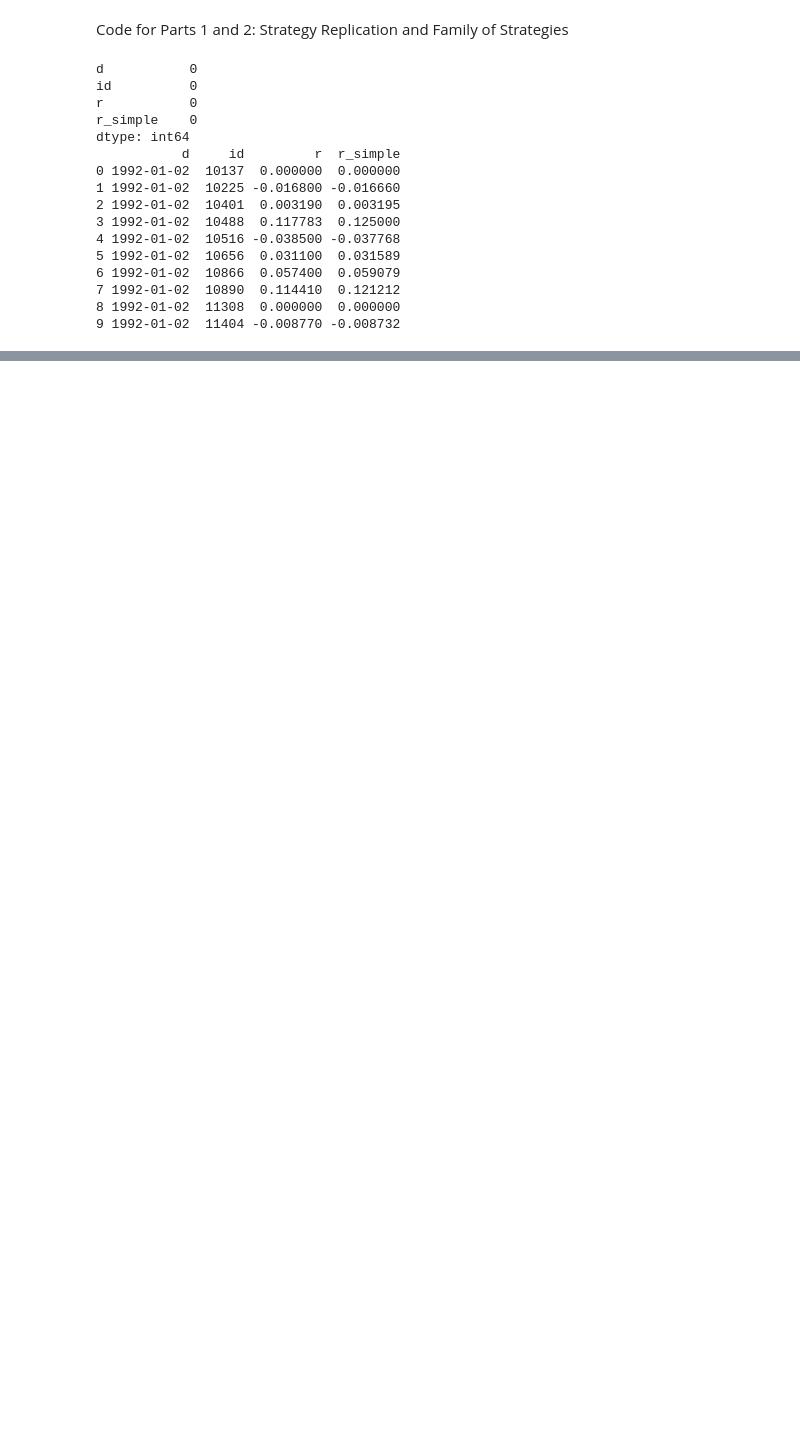
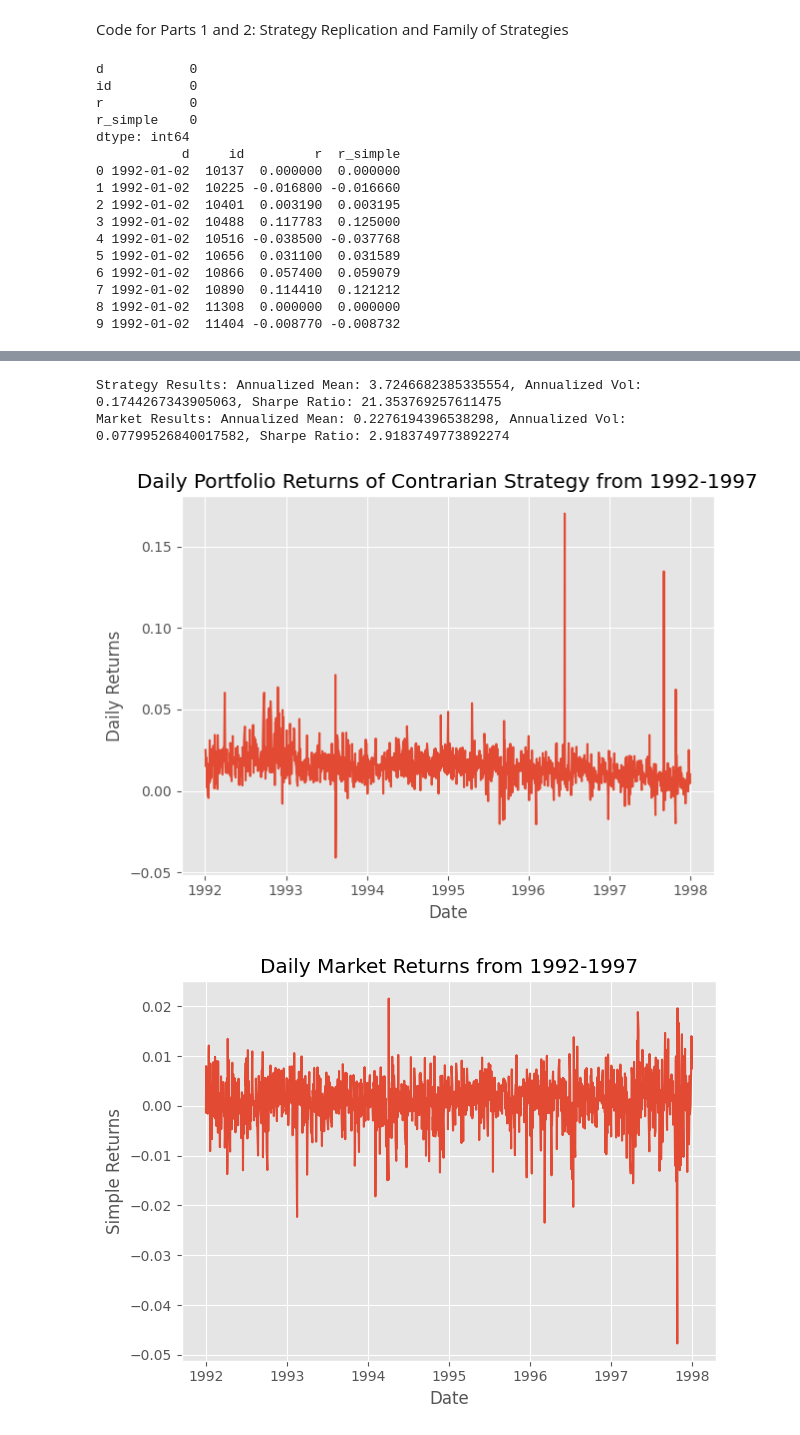
Before and after one commit to rohbws/FinDataScience, a Jupyter notebook: PSET2/stratsimfam.ipynb, the cells around one changed output, grey strips where cells are left out. Drawn from its saved outputs; the diff is of its cells as text; code cells hidden in the pictures; blank space fills up the shorter version.

Commit message:
Progress on Sections 1 and 2 with updates in .txt file

```diff
--- a/PSET2/stratsimfam.ipynb
+++ b/PSET2/stratsimfam.ipynb
@@ -35,12 +35,13 @@ dtype: int64
 9 1992-01-02  11404 -0.008770 -0.008732
 # %%
 #Pivot the data wide so matrix arithmetic in contrarian strategy is easier
-widecontdf = contdf.pivot(index = "d", columns = "id", values = "r_simple")
-widecontdf["r_bar"] = widecontdf.mean(axis = 1)
+full_r_df = contdf.pivot(index = "d", columns = "id", values = "r_simple")
+full_r_bar = full_r_df.mean(axis = 1) #equal weighted average return of N stocks in universe
+full_n = full_r_df.count(axis = 1)
+#TODO: n changes from 690 to 689 somewhere, want to find and observe anomaly
 
 #Full Excess Returns DataFrame
-r_excessdf = widecontdf.sub(widecontdf["r_bar"], axis = 0)
-r_excessdf["r_bar"] = widecontdf["r_bar"]
-r_excessdf["n"] = r_excessdf.count(axis = 1) - 1 #subtract 1 because 1 column is r_bar
-#TODO: n changes from 690 to 689 somewhere, want to find and observe anomaly
-print(r_excessdf.head(10))
+full_r_excess_df = full_r_df.sub(full_r_bar, axis = 0) #excess returns
+# print(r_excessdf.head(10))
+# print(full_r_bar.head(10))
+# print(full_n.head(10))
@@ -90,0 +133,62 @@ d
+# %%
+#Running Contrarian Strategy from K = 1-5
+
+results = []
+
+#SECTION 1A and 1B: Contrarian Strategy with Stats for K = 1
+profit_1 = contrarian_strategy(run_return_df, run_excess_df, k = 1)
+
+#Comparing distributions of strategy and market
+strat_mean = profit_1.mean() * 252
+strat_vol = profit_1.std() * np.sqrt(252)
+strat_sharpe = strat_mean / strat_vol
+
+mkt_mean = run_mean_df.mean() * 252
+mkt_vol = run_mean_df.std() * np.sqrt(252)
+mkt_sharpe = mkt_mean / mkt_vol
+
+results.append({"k": 1, "mean_ann": strat_mean, "vol_ann": strat_vol, "sharpe": strat_sharpe})
+
+print(f'Strategy Results: Annualized Mean: {strat_mean}, Annualized Vol: {strat_vol}, Sharpe Ratio: {strat_sharpe}')
+print(f'Market Results: Annualized Mean: {mkt_mean}, Annualized Vol: {mkt_vol}, Sharpe Ratio: {mkt_sharpe}')
+
+#Daily Portfolio Returns
+plt.style.use("ggplot")
+plt.figure()
+plt.plot(profit_1.index, profit_1.values)
+plt.title("Daily Portfolio Returns of Contrarian Strategy from 1992-1997")
+plt.xlabel("Date")
+plt.ylabel("Daily Returns")
+plt.tight_layout()
+plt.show()
+
+#Daily Market Returns
+plt.figure()
+plt.plot(run_mean_df.index, run_mean_df.values)
+plt.title("Daily Market Returns from 1992-1997")
+plt.xlabel("Date")
+plt.ylabel("Simple Returns")
+plt.tight_layout()
+plt.show()
+
+#SECTION 2A: Contrarian Strategy with Stats for K = 1-5
+for k in range(2, 6):
+    profit_k = contrarian_strategy(run_return_df, run_excess_df, k)
+
+    strat_mean = profit_k.mean() * 252
+    strat_vol = profit_k.std() * np.sqrt(252)
+    strat_sharpe = strat_mean / strat_vol
+
+    mkt_mean = run_mean_df.mean() * 252
+    mkt_vol = run_mean_df.std() * np.sqrt(252)
+    mkt_sharpe = mkt_mean / mkt_vol
+
+    results.append({"k": k, "mean_ann": strat_mean, "vol_ann": strat_vol, "sharpe": strat_sharpe})
+
+strategy_df = pd.DataFrame(results).set_index("k")
+print(strategy_df)
+# %% [output]
+Strategy Results: Annualized Mean: 3.7246682385335554, Annualized Vol: 0.1744267343905063, Sharpe Ratio: 21.353769257611475
+Market Results: Annualized Mean: 0.2276194396538298, Annualized Vol: 0.07799526840017582, Sharpe Ratio: 2.9183749773892274
+[figure, added]
+[figure, added]
```
Also changed, not shown: parts of 7 cells of this notebook, 1 other file.
